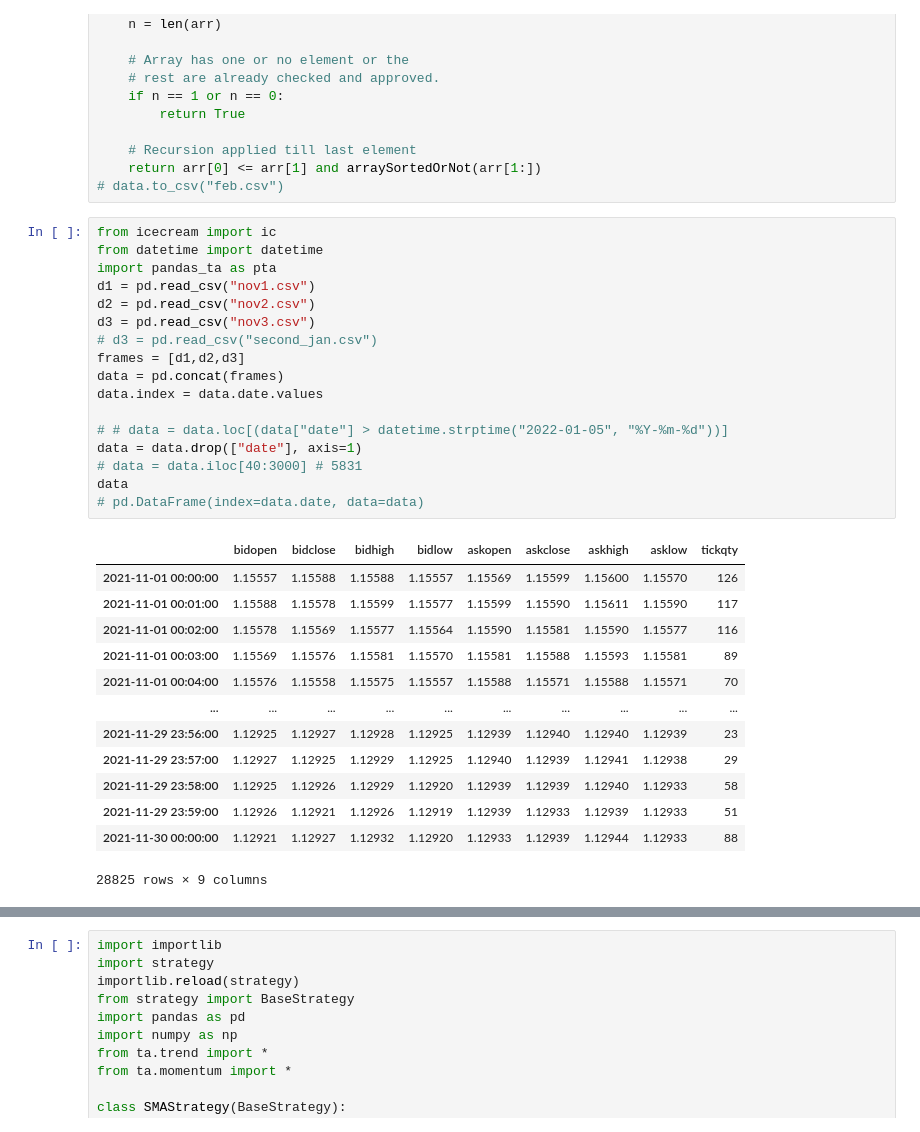
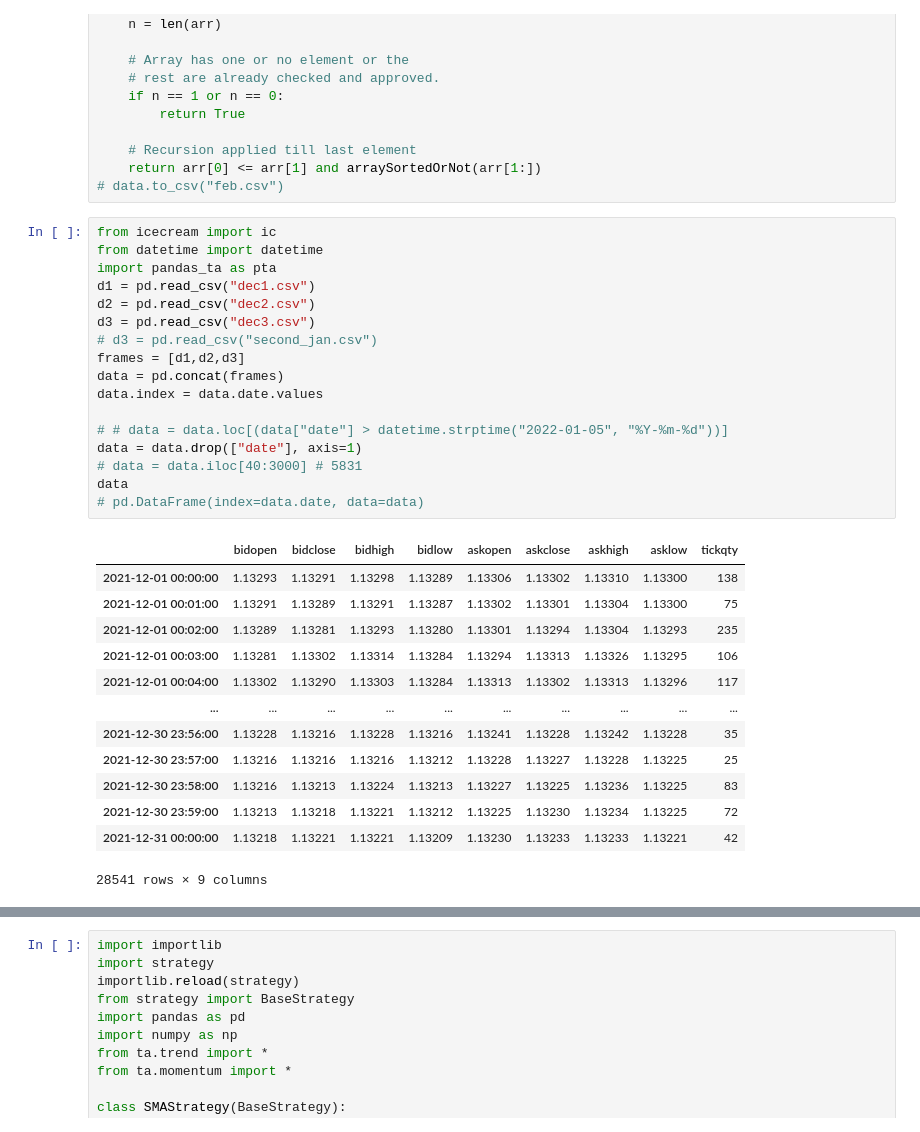
Before and after one commit to sonupal129/affinity, a Jupyter notebook: algo_test.ipynb, the cells around one changed output, grey strips where cells are left out. Cells and saved outputs as stored; diff of their text form.

```diff
--- a/algo_test.ipynb
+++ b/algo_test.ipynb
@@ -57,34 +80,34 @@ def arraySortedOrNot(arr):
 # %%
 from icecream import ic
 from datetime import datetime
 import pandas_ta as pta
-d1 = pd.read_csv("nov1.csv")
-d2 = pd.read_csv("nov2.csv")
-d3 = pd.read_csv("nov3.csv")
+d1 = pd.read_csv("dec1.csv")
+d2 = pd.read_csv("dec2.csv")
+d3 = pd.read_csv("dec3.csv")
 # d3 = pd.read_csv("second_jan.csv")
 frames = [d1,d2,d3]
 data = pd.concat(frames)
 data.index = data.date.values
 
 # # data = data.loc[(data["date"] > datetime.strptime("2022-01-05", "%Y-%m-%d"))]
 data = data.drop(["date"], axis=1)
 # data = data.iloc[40:3000] # 5831
 data
 # pd.DataFrame(index=data.date, data=data)
 # %% [output]
 |  | bidopen | bidclose | bidhigh | bidlow | askopen | askclose | askhigh | asklow | tickqty |
-| 2021-11-01 00:00:00 | 1.15557 | 1.15588 | 1.15588 | 1.15557 | 1.15569 | 1.15599 | 1.15600 | 1.15570 | 126 |
-| 2021-11-01 00:01:00 | 1.15588 | 1.15578 | 1.15599 | 1.15577 | 1.15599 | 1.15590 | 1.15611 | 1.15590 | 117 |
-| 2021-11-01 00:02:00 | 1.15578 | 1.15569 | 1.15577 | 1.15564 | 1.15590 | 1.15581 | 1.15590 | 1.15577 | 116 |
-| 2021-11-01 00:03:00 | 1.15569 | 1.15576 | 1.15581 | 1.15570 | 1.15581 | 1.15588 | 1.15593 | 1.15581 | 89 |
-| 2021-11-01 00:04:00 | 1.15576 | 1.15558 | 1.15575 | 1.15557 | 1.15588 | 1.15571 | 1.15588 | 1.15571 | 70 |
+| 2021-12-01 00:00:00 | 1.13293 | 1.13291 | 1.13298 | 1.13289 | 1.13306 | 1.13302 | 1.13310 | 1.13300 | 138 |
+| 2021-12-01 00:01:00 | 1.13291 | 1.13289 | 1.13291 | 1.13287 | 1.13302 | 1.13301 | 1.13304 | 1.13300 | 75 |
+| 2021-12-01 00:02:00 | 1.13289 | 1.13281 | 1.13293 | 1.13280 | 1.13301 | 1.13294 | 1.13304 | 1.13293 | 235 |
+| 2021-12-01 00:03:00 | 1.13281 | 1.13302 | 1.13314 | 1.13284 | 1.13294 | 1.13313 | 1.13326 | 1.13295 | 106 |
+| 2021-12-01 00:04:00 | 1.13302 | 1.13290 | 1.13303 | 1.13284 | 1.13313 | 1.13302 | 1.13313 | 1.13296 | 117 |
 | ... | ... | ... | ... | ... | ... | ... | ... | ... | ... |
-| 2021-11-29 23:56:00 | 1.12925 | 1.12927 | 1.12928 | 1.12925 | 1.12939 | 1.12940 | 1.12940 | 1.12939 | 23 |
-| 2021-11-29 23:57:00 | 1.12927 | 1.12925 | 1.12929 | 1.12925 | 1.12940 | 1.12939 | 1.12941 | 1.12938 | 29 |
-| 2021-11-29 23:58:00 | 1.12925 | 1.12926 | 1.12929 | 1.12920 | 1.12939 | 1.12939 | 1.12940 | 1.12933 | 58 |
-| 2021-11-29 23:59:00 | 1.12926 | 1.12921 | 1.12926 | 1.12919 | 1.12939 | 1.12933 | 1.12939 | 1.12933 | 51 |
-| 2021-11-30 00:00:00 | 1.12921 | 1.12927 | 1.12932 | 1.12920 | 1.12933 | 1.12939 | 1.12944 | 1.12933 | 88 |
+| 2021-12-30 23:56:00 | 1.13228 | 1.13216 | 1.13228 | 1.13216 | 1.13241 | 1.13228 | 1.13242 | 1.13228 | 35 |
+| 2021-12-30 23:57:00 | 1.13216 | 1.13216 | 1.13216 | 1.13212 | 1.13228 | 1.13227 | 1.13228 | 1.13225 | 25 |
+| 2021-12-30 23:58:00 | 1.13216 | 1.13213 | 1.13224 | 1.13213 | 1.13227 | 1.13225 | 1.13236 | 1.13225 | 83 |
+| 2021-12-30 23:59:00 | 1.13213 | 1.13218 | 1.13221 | 1.13212 | 1.13225 | 1.13230 | 1.13234 | 1.13225 | 72 |
+| 2021-12-31 00:00:00 | 1.13218 | 1.13221 | 1.13221 | 1.13209 | 1.13230 | 1.13233 | 1.13233 | 1.13221 | 42 |
-28825 rows × 9 columns
+28541 rows × 9 columns
 # %%
 # import ta
 # from ta.trend import *
```
Also changed, not shown: parts of 16 cells of this notebook, 27 other files.
